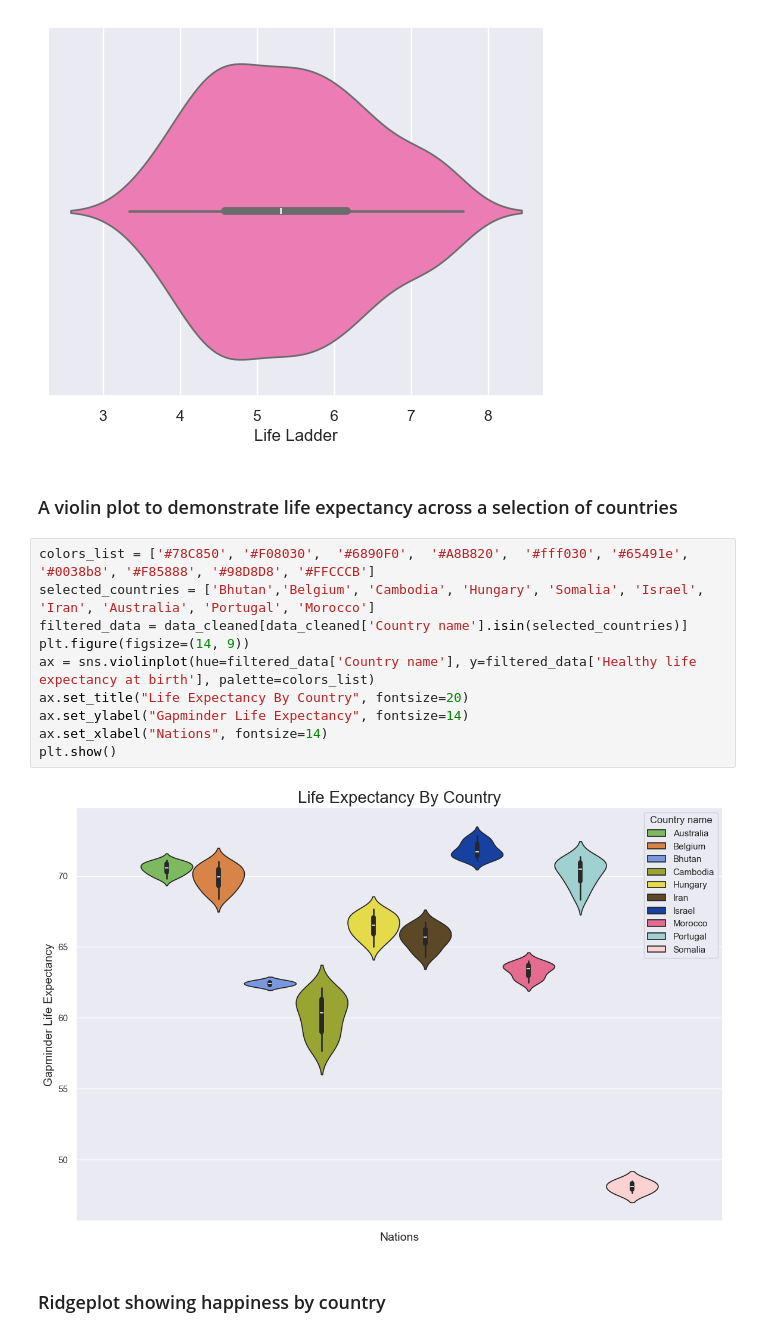
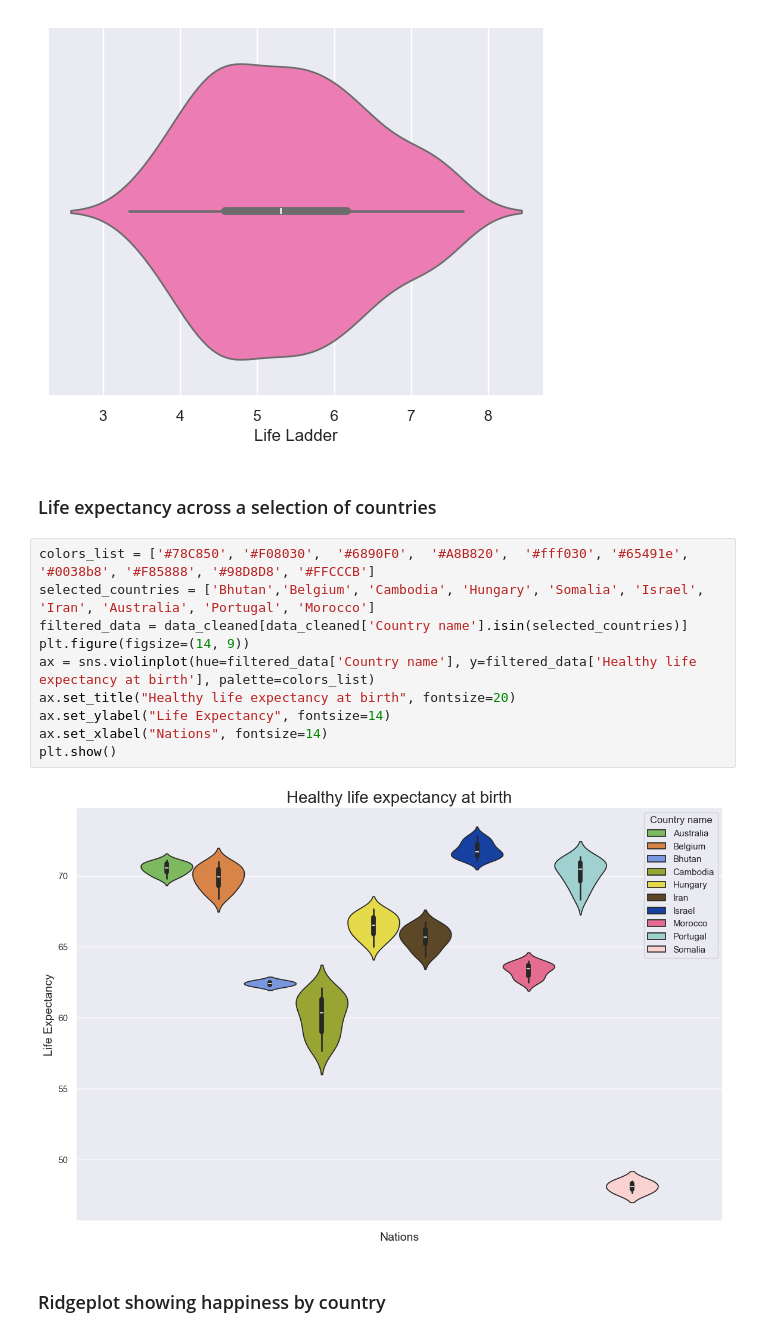
Before and after one commit to robbfox/jupyter-visualisation, a Jupyter notebook: visualised.ipynb, the cells around one changed output. Saved outputs shown, nothing was run; the diff lists cells and outputs as text.

```diff
--- a/visualised.ipynb
+++ b/visualised.ipynb
@@ -168,20 +168,20 @@ sns.violinplot(x=mean_data['Life Ladder'], color = 'hotpink')
 # %% [output]
 <Axes: xlabel='Life Ladder'>
 [figure]
-# %% [markdown]
-### A violin plot to demonstrate life expectancy across a selection of countries
+# %% [markdown]
+### Life expectancy across a selection of countries
 # %%
 colors_list = ['#78C850', '#F08030',  '#6890F0',  '#A8B820',  '#fff030', '#65491e', '#0038b8', '#F85888', '#98D8D8', '#FFCCCB']
 selected_countries = ['Bhutan','Belgium', 'Cambodia', 'Hungary', 'Somalia', 'Israel', 'Iran', 'Australia', 'Portugal', 'Morocco']
 filtered_data = data_cleaned[data_cleaned['Country name'].isin(selected_countries)]
 plt.figure(figsize=(14, 9))
 ax = sns.violinplot(hue=filtered_data['Country name'], y=filtered_data['Healthy life expectancy at birth'], palette=colors_list)
-ax.set_title("Life Expectancy By Country", fontsize=20)
-ax.set_ylabel("Gapminder Life Expectancy", fontsize=14)
+ax.set_title("Healthy life expectancy at birth", fontsize=20)
+ax.set_ylabel("Life Expectancy", fontsize=14)
 ax.set_xlabel("Nations", fontsize=14)
 plt.show()
 # %% [output]
-[figure, old version]
+[figure, new version]
 # %% [markdown]
 ### Ridgeplot showing happiness by country
 # %%
```
Also changed, not shown: parts of 7 cells of this notebook.
